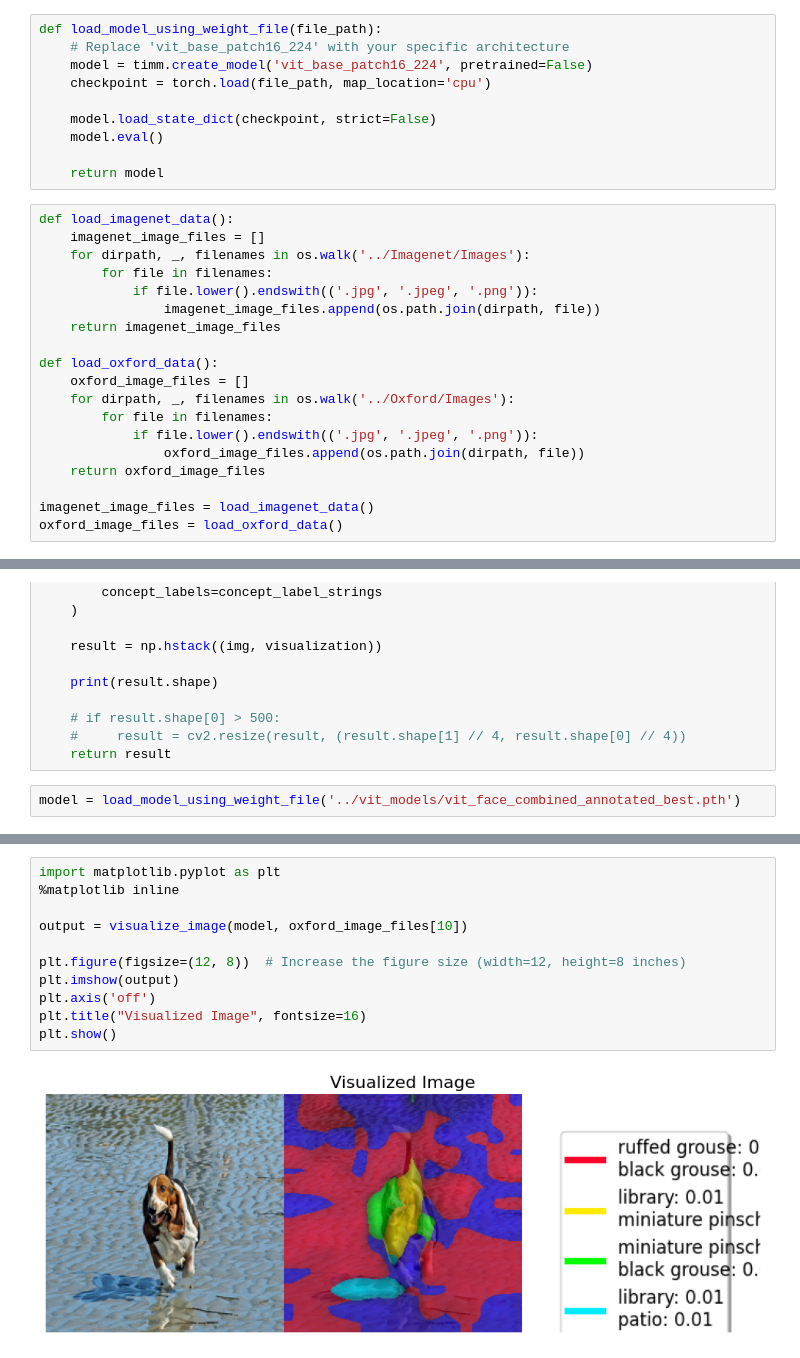
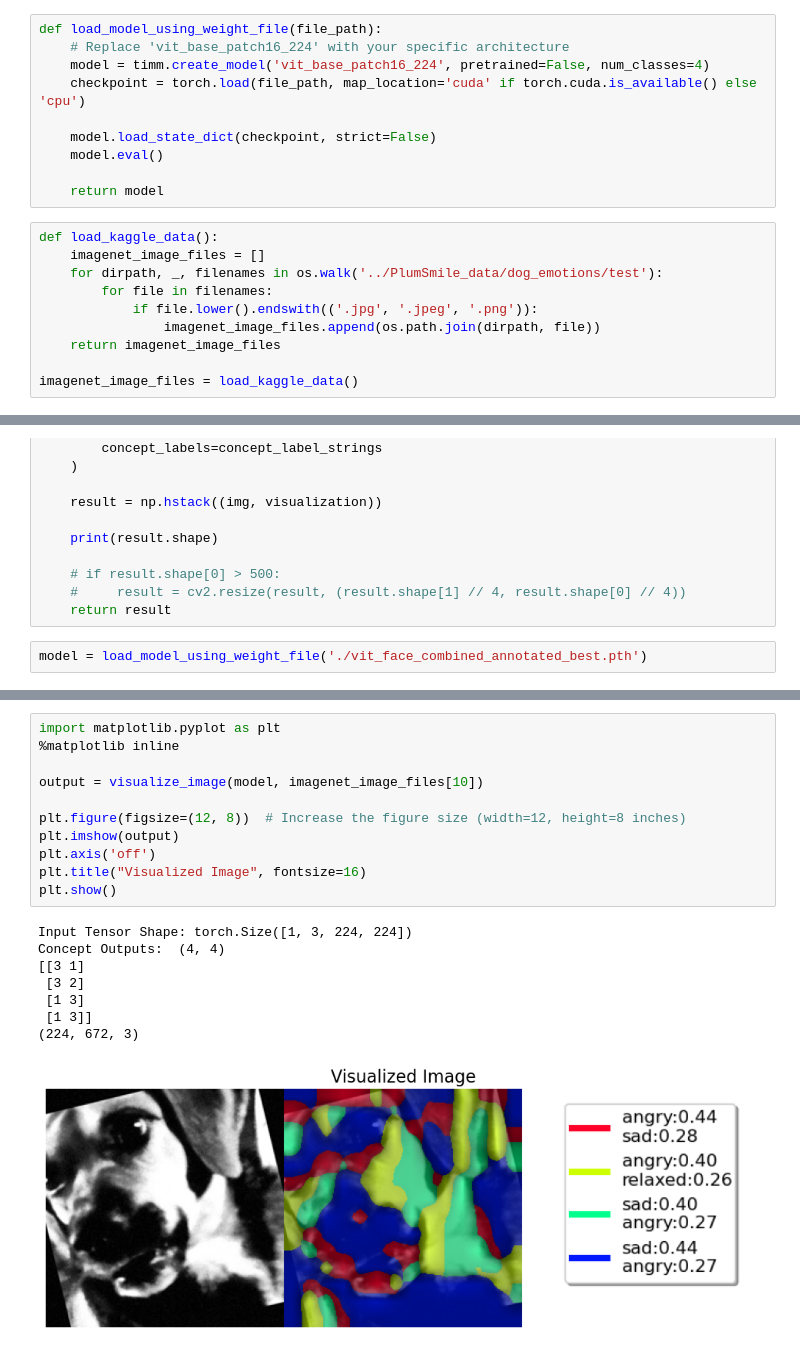
Before and after one commit to Ranvirsv/is_the_dog_happy, a Jupyter notebook: Notebooks/deep_feature_factorization_1.ipynb, the cells around one changed output, grey strips where cells are left out. Saved outputs shown, nothing was run; the diff lists cells and outputs as text.

```diff
--- a/Notebooks/deep_feature_factorization_1.ipynb
+++ b/Notebooks/deep_feature_factorization_1.ipynb
@@ -17,32 +19,23 @@ from pytorch_grad_cam.utils.reshape_transforms import vit_reshape_transform
 # %%
 def load_model_using_weight_file(file_path):
     # Replace 'vit_base_patch16_224' with your specific architecture
-    model = timm.create_model('vit_base_patch16_224', pretrained=False)
-    checkpoint = torch.load(file_path, map_location='cpu')
+    model = timm.create_model('vit_base_patch16_224', pretrained=False, num_classes=4)
+    checkpoint = torch.load(file_path, map_location='cuda' if torch.cuda.is_available() else 'cpu')
 
     model.load_state_dict(checkpoint, strict=False)
     model.eval()
 
     return model
 # %%
-def load_imagenet_data():
+def load_kaggle_data():
     imagenet_image_files = []
-    for dirpath, _, filenames in os.walk('../Imagenet/Images'):
+    for dirpath, _, filenames in os.walk('../PlumSmile_data/dog_emotions/test'):
         for file in filenames:
             if file.lower().endswith(('.jpg', '.jpeg', '.png')):
                 imagenet_image_files.append(os.path.join(dirpath, file))
     return imagenet_image_files
 
-def load_oxford_data():
-    oxford_image_files = []
-    for dirpath, _, filenames in os.walk('../Oxford/Images'):
-        for file in filenames:
-            if file.lower().endswith(('.jpg', '.jpeg', '.png')):
-                oxford_image_files.append(os.path.join(dirpath, file))
-    return oxford_image_files
-
-imagenet_image_files = load_imagenet_data()
-oxford_image_files = load_oxford_data()
+imagenet_image_files = load_kaggle_data()
 # %%
 def get_image_from_path(path):
     """Loads and resizes an image from a local file path and returns:
@@ -159,7 +149,7 @@ def visualize_image(model, img_path, n_components=4, top_k=2):
     #     result = cv2.resize(result, (result.shape[1] // 4, result.shape[0] // 4))
     return result
 # %%
-model = load_model_using_weight_file('../vit_models/vit_face_combined_annotated_best.pth')
+model = load_model_using_weight_file('./vit_face_combined_annotated_best.pth')
 # %%
 import matplotlib.pyplot as plt
 %matplotlib inline
@@ -183,13 +173,20 @@ IndexError: list index out of range
 # %%
 import matplotlib.pyplot as plt
 %matplotlib inline
 
-output = visualize_image(model, oxford_image_files[10])
+output = visualize_image(model, imagenet_image_files[10])
 
 plt.figure(figsize=(12, 8))  # Increase the figure size (width=12, height=8 inches)
 plt.imshow(output)
 plt.axis('off')
 plt.title("Visualized Image", fontsize=16)
 plt.show()
 # %% [output]
+Input Tensor Shape: torch.Size([1, 3, 224, 224])
+Concept Outputs:  (4, 4)
+[[3 1]
+ [3 2]
+ [1 3]
+ [1 3]]
+(224, 672, 3)
-[figure, old version]
+[figure, new version]
```
Also changed, not shown: parts of 3 cells of this notebook.
